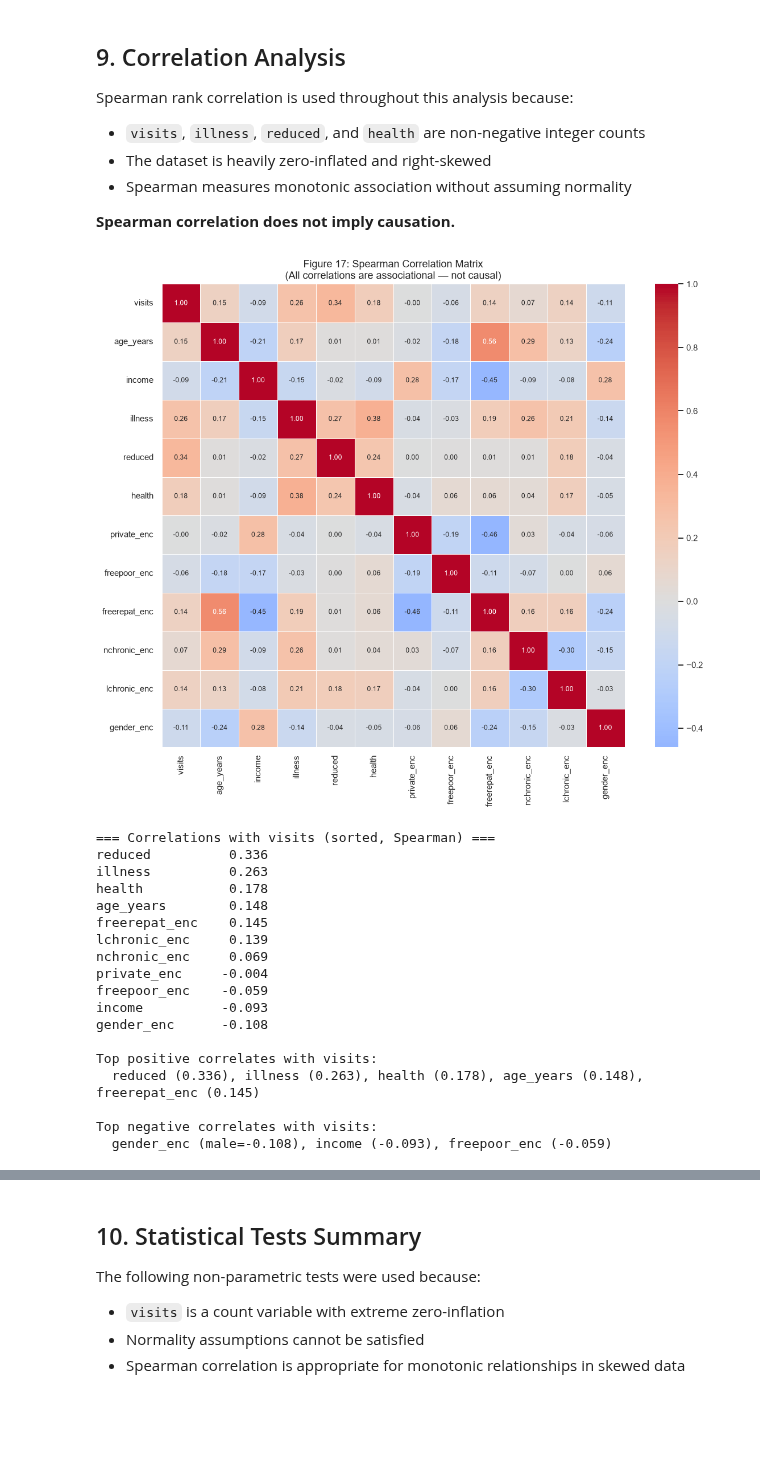
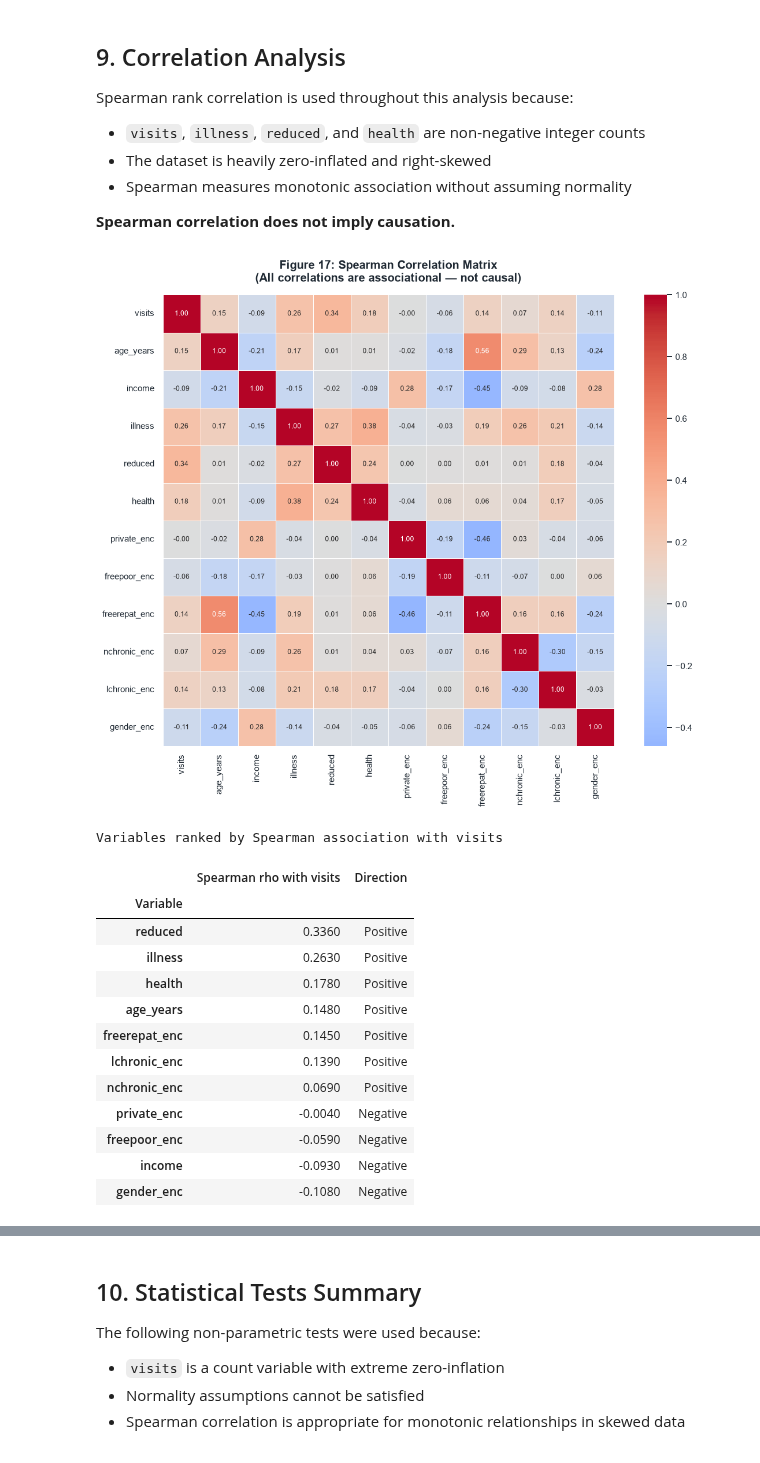
Before and after one commit to Ritusmita09/Healthcare-Analytics-Doctor-Visits, a Jupyter notebook: notebooks/healthcare_analytics.ipynb, the cells around one changed output, grey strips where cells are left out. Cells and saved outputs as stored; diff of their text form; code cells hidden in the pictures; blank space fills up the shorter version.

```diff
--- a/notebooks/healthcare_analytics.ipynb
+++ b/notebooks/healthcare_analytics.ipynb
@@ -1094,45 +1374,41 @@ Spearman rank correlation is used throughout this analysis because:
 # %%
 num_cols = ['visits', 'age_years', 'income', 'illness', 'reduced', 'health',
             'private_enc', 'freepoor_enc', 'freerepat_enc', 'nchronic_enc', 'lchronic_enc', 'gender_enc']
 
 corr = df[num_cols].corr(method='spearman').round(3)
 
 fig, ax = plt.subplots(figsize=(11, 9))
 sns.heatmap(
     corr, annot=True, fmt='.2f', cmap='coolwarm',
     center=0, square=True, linewidths=0.5, ax=ax,
     annot_kws={'size': 8}
 )
-ax.set_title('Figure 17: Spearman Correlation Matrix\n(All correlations are associational — not causal)', fontsize=12)
-plt.tight_layout()
+ax.set_title('Figure 17: Spearman Correlation Matrix\n(All correlations are associational — not causal)')
+plt.tight_layout(pad=1.5)
 plt.savefig('../data/processed/fig17_correlation_heatmap.png', dpi=110, bbox_inches='tight')
 plt.show()
 
-print('=== Correlations with visits (sorted, Spearman) ===')
+# Ranked correlation table with visits
 visit_corr = corr['visits'].drop('visits').sort_values(ascending=False)
-print(visit_corr.to_string())
-
-print('\nTop positive correlates with visits:')
-print('  reduced (0.336), illness (0.263), health (0.178), age_years (0.148), freerepat_enc (0.145)')
-print('\nTop negative correlates with visits:')
-print('  gender_enc (male=-0.108), income (-0.093), freepoor_enc (-0.059)')
+visit_corr_df = visit_corr.to_frame(name='Spearman rho with visits')
+visit_corr_df.index.name = 'Variable'
+visit_corr_df['Direction'] = visit_corr_df['Spearman rho with visits'].apply(
+    lambda x: 'Positive' if x > 0 else 'Negative'
+)
+display_table(visit_corr_df, caption='Variables ranked by Spearman association with visits')
 # %% [output]
-[figure, old version]
+[figure, new version]
-=== Correlations with visits (sorted, Spearman) ===
-reduced          0.336
-illness          0.263
-health           0.178
-age_years        0.148
-freerepat_enc    0.145
-lchronic_enc     0.139
-nchronic_enc     0.069
-private_enc     -0.004
-freepoor_enc    -0.059
-income          -0.093
-gender_enc      -0.108
-
-Top positive correlates with visits:
-  reduced (0.336), illness (0.263), health (0.178), age_years (0.148), freerepat_enc (0.145)
-
-Top negative correlates with visits:
-  gender_enc (male=-0.108), income (-0.093), freepoor_enc (-0.059)
+Variables ranked by Spearman association with visits
+|  | Spearman rho with visits | Direction |
+| Variable |  |  |
+| reduced | 0.3360 | Positive |
+| illness | 0.2630 | Positive |
+| health | 0.1780 | Positive |
+| age_years | 0.1480 | Positive |
+| freerepat_enc | 0.1450 | Positive |
+| lchronic_enc | 0.1390 | Positive |
+| nchronic_enc | 0.0690 | Positive |
+| private_enc | -0.0040 | Negative |
+| freepoor_enc | -0.0590 | Negative |
+| income | -0.0930 | Negative |
+| gender_enc | -0.1080 | Negative |
```
Also changed, not shown: parts of 51 cells of this notebook, 18 other files.
